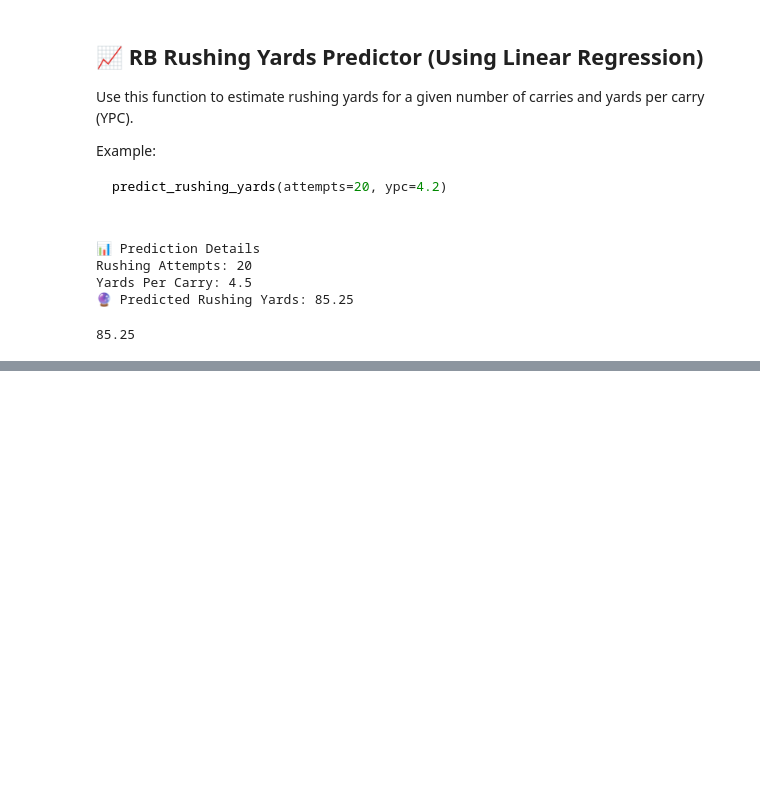
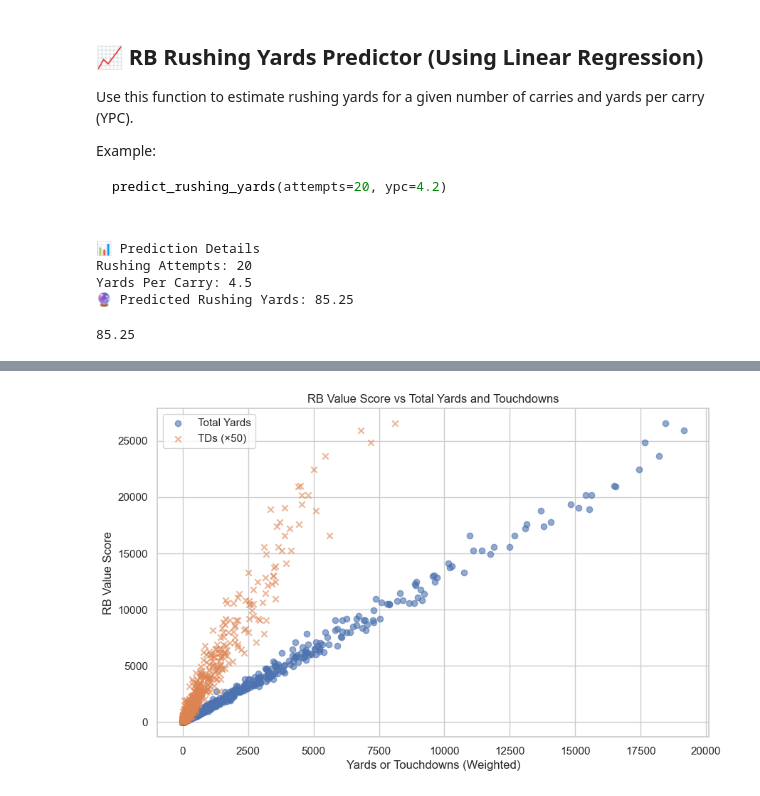
Before and after one commit to Jack-Lewittes/NFL-Analysis, a Jupyter notebook: src/rb_analysis.ipynb, the cells around one changed output, grey strips where cells are left out. Saved outputs shown, nothing was run; the diff lists cells and outputs as text; code cells hidden in the pictures; blank space fills up the shorter version.

```diff
--- a/src/rb_analysis.ipynb
+++ b/src/rb_analysis.ipynb
@@ -226,0 +243,11 @@ Yards Per Carry: 4.5
+# %%
+# Estimate games played per season
+rb_df["Games_Est"] = rb_df.groupby(["Player Id", "Year"])["Week"].transform("count")
+
+# Total TDs and yards (NaN-safe)
+rb_df["Total_TDs"] = rb_df["Rushing TDs"].fillna(0) + rb_df["Receiving TDs"].fillna(0)
+rb_df["Total_Yards"] = rb_df["Rushing Yards"].fillna(0) + rb_df["Receiving Yards"].fillna(0)
+# %%
+rb_df["RB_Value_Score"] = (
+    (rb_df["Total_TDs"] * 6 + rb_df["Total_Yards"] * 0.1)
+) / rb_df["Games_Est"]
@@ -226,0 +268,16 @@ Yards Per Carry: 4.5
+# %%
+# Calculate value score
+rb_df["Total_Yards"] = rb_df["Rushing Yards"].fillna(0) + rb_df["Receiving Yards"].fillna(0)
+rb_df["Total_TDs"] = rb_df["Rushing TDs"].fillna(0) + rb_df["Receiving TDs"].fillna(0)
+rb_df["RB_Value_Score"] = rb_df["Total_Yards"] + rb_df["Total_TDs"] * 50  # You can tune this formula
+
+# Group by player-season to get top years
+season_value = rb_df.groupby(["Player Id", "Name", "Season"], as_index=False).agg({
+    "RB_Value_Score": "sum",
+    "Total_Yards": "sum",
+    "Total_TDs": "sum"
+})
+
+# Sort top 10 seasons
+top_seasons = season_value.sort_values(by="RB_Value_Score", ascending=False).head(10)
+display(top_seasons)
@@ -226,0 +296,14 @@ Yards Per Carry: 4.5
+# %%
+# Scatter Plot — Value Score vs Yards and TDs
+plt.figure(figsize=(10,6))
+plt.scatter(season_value["Total_Yards"], season_value["RB_Value_Score"], alpha=0.6, label="Total Yards")
+plt.scatter(season_value["Total_TDs"]*50, season_value["RB_Value_Score"], alpha=0.6, label="TDs (×50)", marker="x")
+
+plt.xlabel("Yards or Touchdowns (Weighted)")
+plt.ylabel("RB Value Score")
+plt.title("RB Value Score vs Total Yards and Touchdowns")
+plt.legend()
+plt.grid(True)
+plt.show()
+# %% [output]
+[figure, added]
```
Also changed, not shown: parts of 8 cells of this notebook.
